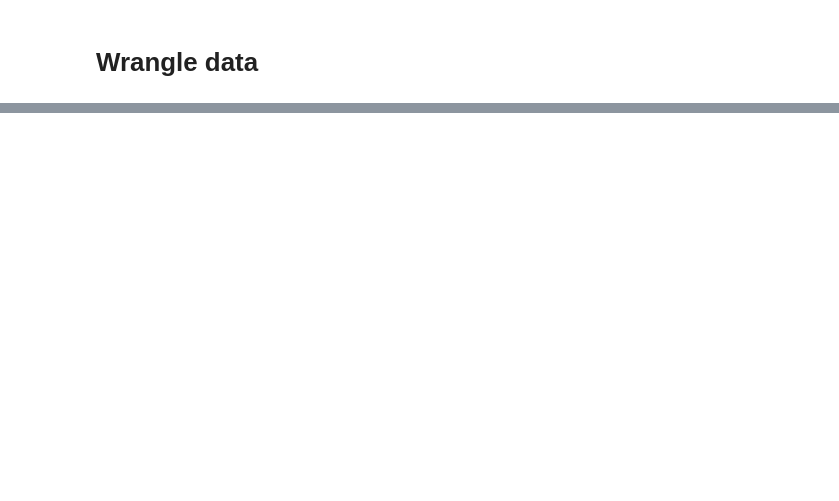
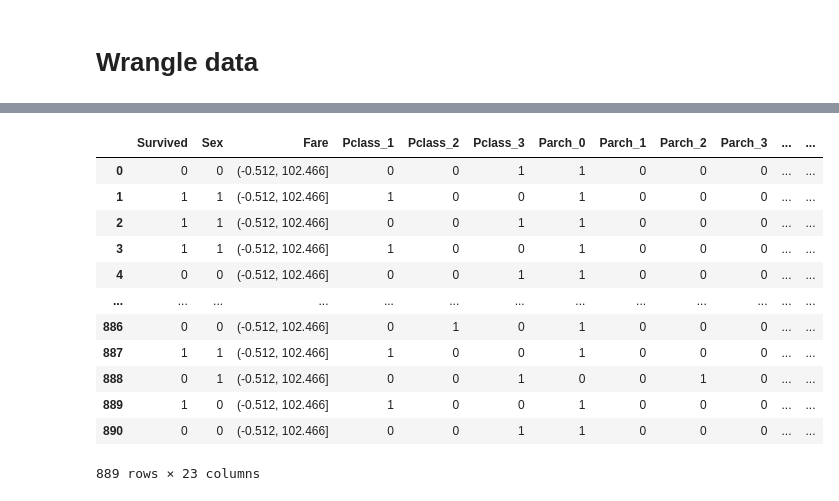
Before and after one commit to MOHAMMED-NASSER22/Titanic---Machine-Learning-from-Disaster-Kaggle, a Jupyter notebook: titanic.ipynb, the cells around one changed output, grey strips where cells are left out. Drawn from its saved outputs; the diff is of its cells as text; code cells hidden in the pictures; blank space fills up the shorter version.

```diff
--- a/titanic.ipynb
+++ b/titanic.ipynb
@@ -135,0 +331,3 @@ train_df2.head(1)
+# %%
+train_df2['Fare'].fillna(train_df2['Fare'].dropna().median() , inplace = True)
+train_df2.isna().sum()
@@ -135,0 +343,8 @@ train_df2.head(1)
+# %%
+Pclass = pd.get_dummies(train_df2['Pclass'],prefix='Pclass')
+Parch_dummy = pd.get_dummies(train_df2['Parch'],prefix='Parch')
+Embarked_dummy = pd.get_dummies(train_df2['Embarked'],prefix='Embarked')
+SibSp_dummy = pd.get_dummies(train_df2['SibSp'],prefix='SibSp')
+# %%
+train_df2 = pd.concat([train_df2, Pclass , Parch_dummy ,Embarked_dummy , SibSp_dummy] , axis = 1)
+train_df2.head(5)
@@ -135,0 +359,19 @@ train_df2.head(1)
+# %%
+train_df2.drop(['Pclass'  ,'SibSp' , 'Parch' , 'Embarked'] , axis = 1 , inplace = True)
+# %%
+train_df2['Fare'] = pd.cut(train_df2['Fare'] , 5)
+train_df2
+# %% [output]
+|  | Survived | Sex | Fare | Pclass_1 | Pclass_2 | Pclass_3 | Parch_0 | Parch_1 | Parch_2 | Parch_3 | ... | ... |
+| 0 | 0 | 0 | (-0.512, 102.466] | 0 | 0 | 1 | 1 | 0 | 0 | 0 | ... | ... |
+| 1 | 1 | 1 | (-0.512, 102.466] | 1 | 0 | 0 | 1 | 0 | 0 | 0 | ... | ... |
+| 2 | 1 | 1 | (-0.512, 102.466] | 0 | 0 | 1 | 1 | 0 | 0 | 0 | ... | ... |
+| 3 | 1 | 1 | (-0.512, 102.466] | 1 | 0 | 0 | 1 | 0 | 0 | 0 | ... | ... |
+| 4 | 0 | 0 | (-0.512, 102.466] | 0 | 0 | 1 | 1 | 0 | 0 | 0 | ... | ... |
+| ... | ... | ... | ... | ... | ... | ... | ... | ... | ... | ... | ... | ... |
+| 886 | 0 | 0 | (-0.512, 102.466] | 0 | 1 | 0 | 1 | 0 | 0 | 0 | ... | ... |
+| 887 | 1 | 1 | (-0.512, 102.466] | 1 | 0 | 0 | 1 | 0 | 0 | 0 | ... | ... |
+| 888 | 0 | 1 | (-0.512, 102.466] | 0 | 0 | 1 | 0 | 0 | 1 | 0 | ... | ... |
+| 889 | 1 | 0 | (-0.512, 102.466] | 1 | 0 | 0 | 1 | 0 | 0 | 0 | ... | ... |
+| 890 | 0 | 0 | (-0.512, 102.466] | 0 | 0 | 1 | 1 | 0 | 0 | 0 | ... | ... |
+889 rows × 23 columns
```
Also changed, not shown: parts of 65 cells of this notebook.
